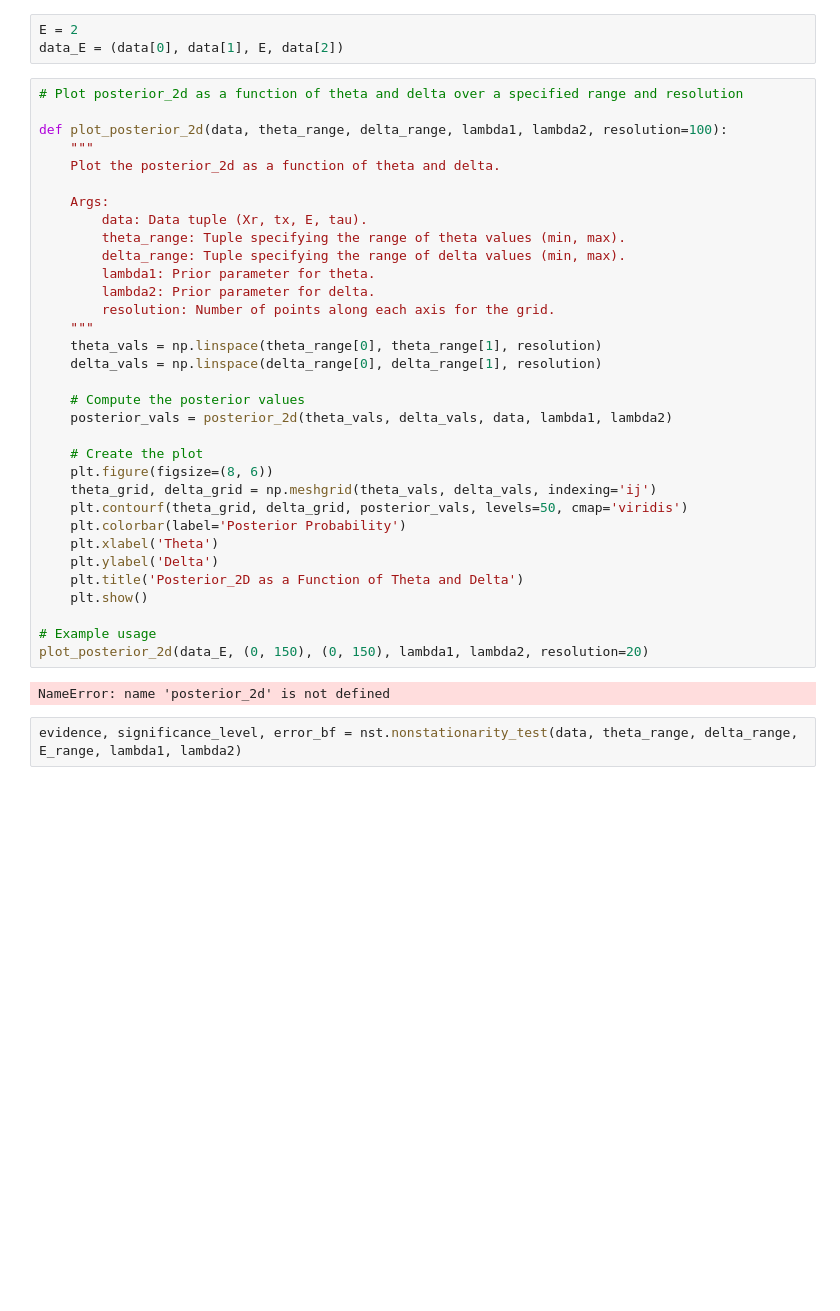
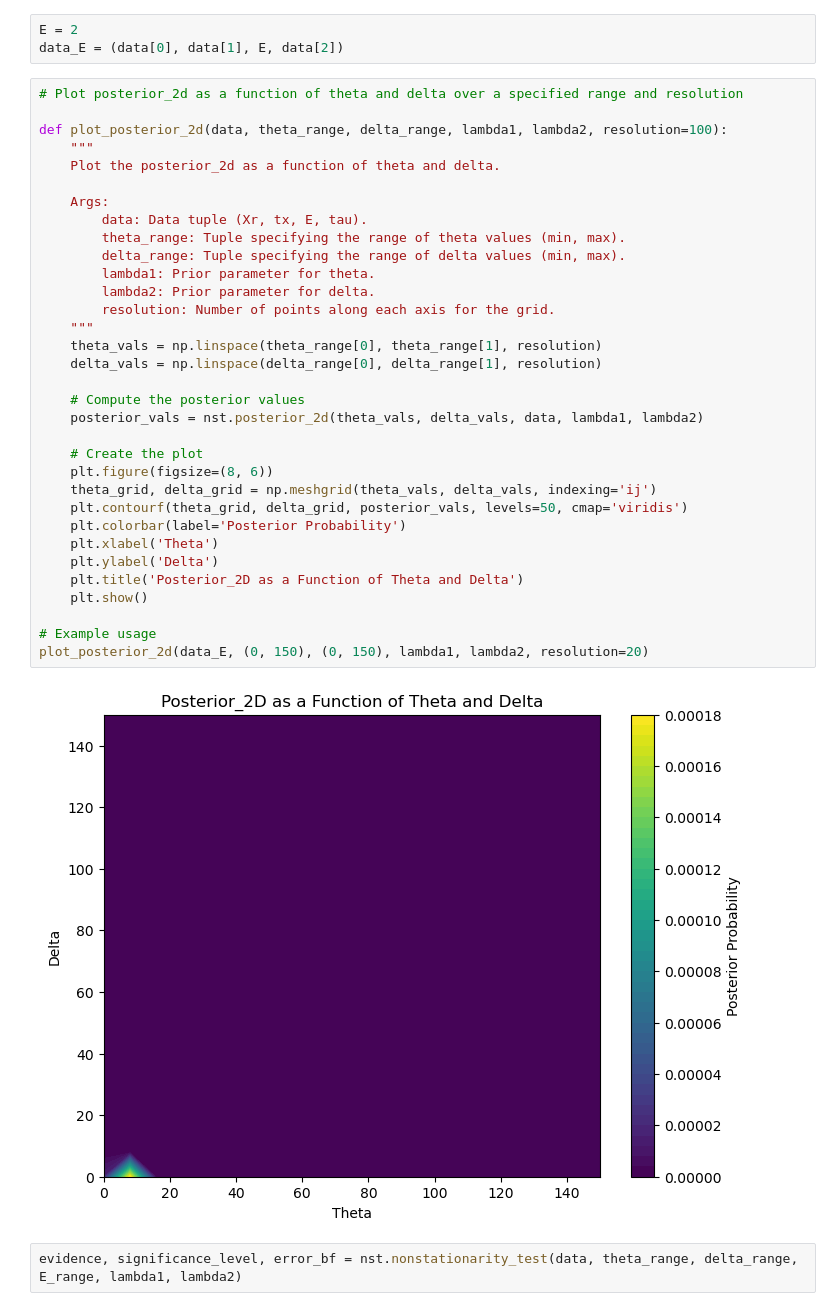
Before and after one commit to kenflat2/NS-Map, a Jupyter notebook: jupyter_notebooks/BayesianNonstationaryDetection.ipynb, the cells around one changed output. Saved outputs shown, nothing was run; the diff lists cells and outputs as text; blank space fills up the shorter version.

```diff
--- a/jupyter_notebooks/BayesianNonstationaryDetection.ipynb
+++ b/jupyter_notebooks/BayesianNonstationaryDetection.ipynb
@@ -240,35 +239,35 @@ data_E = (data[0], data[1], E, data[2])
 def plot_posterior_2d(data, theta_range, delta_range, lambda1, lambda2, resolution=100):
     """
     Plot the posterior_2d as a function of theta and delta.
 
     Args:
         data: Data tuple (Xr, tx, E, tau).
         theta_range: Tuple specifying the range of theta values (min, max).
         delta_range: Tuple specifying the range of delta values (min, max).
         lambda1: Prior parameter for theta.
         lambda2: Prior parameter for delta.
         resolution: Number of points along each axis for the grid.
     """
     theta_vals = np.linspace(theta_range[0], theta_range[1], resolution)
     delta_vals = np.linspace(delta_range[0], delta_range[1], resolution)
 
     # Compute the posterior values
-    posterior_vals = posterior_2d(theta_vals, delta_vals, data, lambda1, lambda2)
+    posterior_vals = nst.posterior_2d(theta_vals, delta_vals, data, lambda1, lambda2)
 
     # Create the plot
     plt.figure(figsize=(8, 6))
     theta_grid, delta_grid = np.meshgrid(theta_vals, delta_vals, indexing='ij')
     plt.contourf(theta_grid, delta_grid, posterior_vals, levels=50, cmap='viridis')
     plt.colorbar(label='Posterior Probability')
     plt.xlabel('Theta')
     plt.ylabel('Delta')
     plt.title('Posterior_2D as a Function of Theta and Delta')
     plt.show()
 
 # Example usage
 plot_posterior_2d(data_E, (0, 150), (0, 150), lambda1, lambda2, resolution=20)
 # %% [output]
-NameError: name 'posterior_2d' is not defined
+[figure, added]
 # %%
 evidence, significance_level, error_bf = nst.nonstationarity_test(data, theta_range, delta_range, E_range, lambda1, lambda2)
 # %%
```
Also changed, not shown: parts of 19 cells of this notebook, 12 other files.
